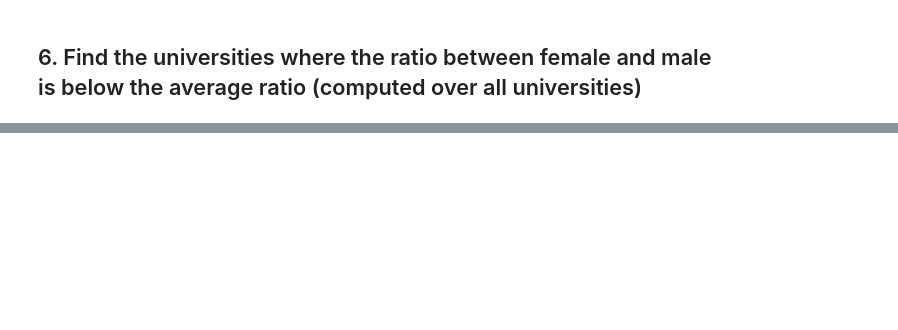
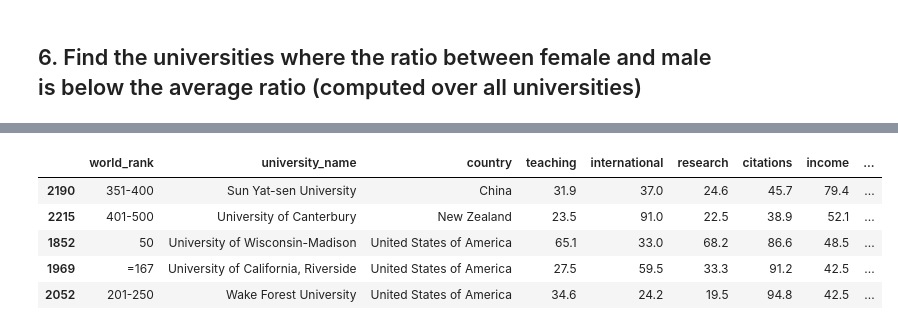
Before and after one commit to Vitorg-ux/Project2020, a Jupyter notebook: Progetto.ipynb, the cells around one changed output, grey strips where cells are left out. Drawn from its saved outputs; the diff is of its cells as text; code cells hidden in the pictures; blank space fills up the shorter version.

```diff
--- a/Progetto.ipynb
+++ b/Progetto.ipynb
@@ -7,7 +7,7 @@ import pandas as pd
 import re
 import numpy as np
 # %%
-times = pd.read_csv("/home/vito/Scrivania/Unimib_Texbooks/Foundations_of_Computer_Science/Progetto/2020/timesData.csv", engine='python', na_values = '-')
+times = pd.read_csv("https://raw.githubusercontent.com/Vitorg-ux/Project2020/main/timesData.csv", engine='python', na_values = '-',thousands =',')
 times.head()
 # %% [output]
 |  | world_rank | university_name | country | teaching | international | research | citations | income | ... |
@@ -221,8 +222,8 @@ mr_times.tail()
 | 2602 | 601-800 | Yuan Ze University | Taiwan | 16.2 | 17.7 | 18.3 | 28.6 | 39.8 | ... |
 # %%
 appoggio = mr_times['female_male_ratio'].str.extract(r'(\d+) : (\d+)')
-mr_times['females'] = mr_times['num_students'].str.replace(',','').astype(int)*appoggio[0].astype(int)//(appoggio[0].astype(int)+appoggio[1].astype(int))
-mr_times.head()
+mr_times['females'] = mr_times['num_students']*appoggio[0].astype(int)//(appoggio[0].astype(int)+appoggio[1].astype(int))
+mr_times.head()          #se puoi ottimizza!!!
 # %% [output]
 |  | world_rank | university_name | country | teaching | international | research | citations | income | ... |
 | 1803 | 1 | California Institute of Technology | United States of America | 95.6 | 64.0 | 97.6 | 99.8 | 97.8 | ... |
@@ -231,7 +232,7 @@ mr_times.head()
 | 1806 | 4 | University of Cambridge | United Kingdom | 88.2 | 91.5 | 96.7 | 97.0 | 55.0 | ... |
 | 1807 | 5 | Massachusetts Institute of Techno... | United States of America | 89.4 | 84.0 | 88.6 | 99.7 | 95.4 | ... |
 # %%
-mr_times['males'] = mr_times['num_students'].str.replace(',','').astype(int)*appoggio[1].astype(int)//(appoggio[1].astype(int)+appoggio[0].astype(int))
+mr_times['males'] = mr_times['num_students']*appoggio[1].astype(int)//(appoggio[1].astype(int)+appoggio[0].astype(int))
 mr_times
 # %% [output]
 |  | world_rank | university_name | country | teaching | international | research | citations | income | ... |
@@ -282,0 +286,3 @@ inf
+# %%
+punto5 = mr_times[mr_times['ratio']< mr_times[mr_times['males']!= 0]['ratio'].mean()]
+punto5.head()
@@ -282,0 +296,9 @@ inf
+# %%
+punto5.sort_values(by=['ratio']).tail()      #giusto per essere sicuri sicuri
+# %% [output]
+|  | world_rank | university_name | country | teaching | international | research | citations | income | ... |
+| 2190 | 351-400 | Sun Yat-sen University | China | 31.9 | 37.0 | 24.6 | 45.7 | 79.4 | ... |
+| 2215 | 401-500 | University of Canterbury | New Zealand | 23.5 | 91.0 | 22.5 | 38.9 | 52.1 | ... |
+| 1852 | 50 | University of Wisconsin-Madison | United States of America | 65.1 | 33.0 | 68.2 | 86.6 | 48.5 | ... |
+| 1969 | =167 | University of California, Riverside | United States of America | 27.5 | 59.5 | 33.3 | 91.2 | 42.5 | ... |
+| 2052 | 201-250 | Wake Forest University | United States of America | 34.6 | 24.2 | 19.5 | 94.8 | 42.5 | ... |
```
Also changed, not shown: parts of 42 cells of this notebook.
